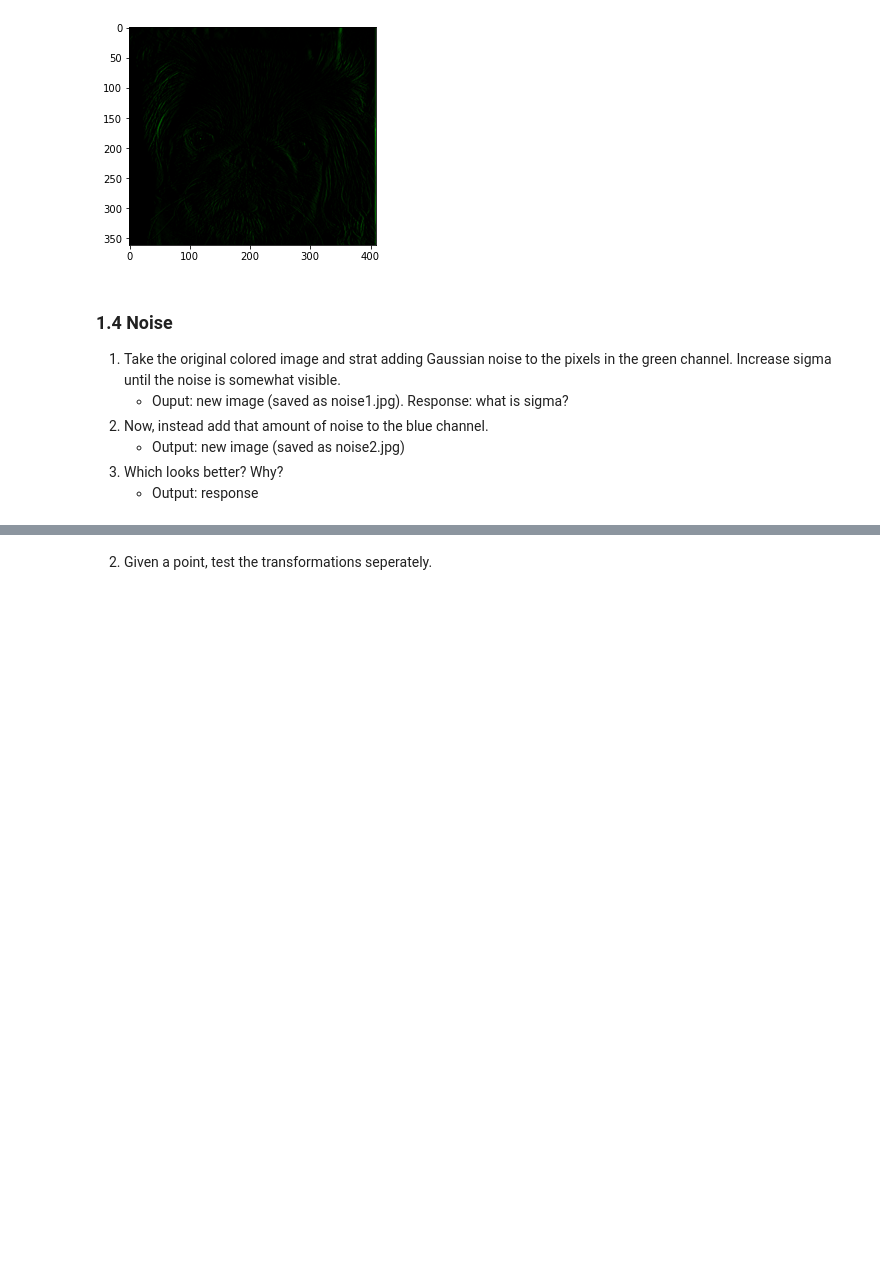
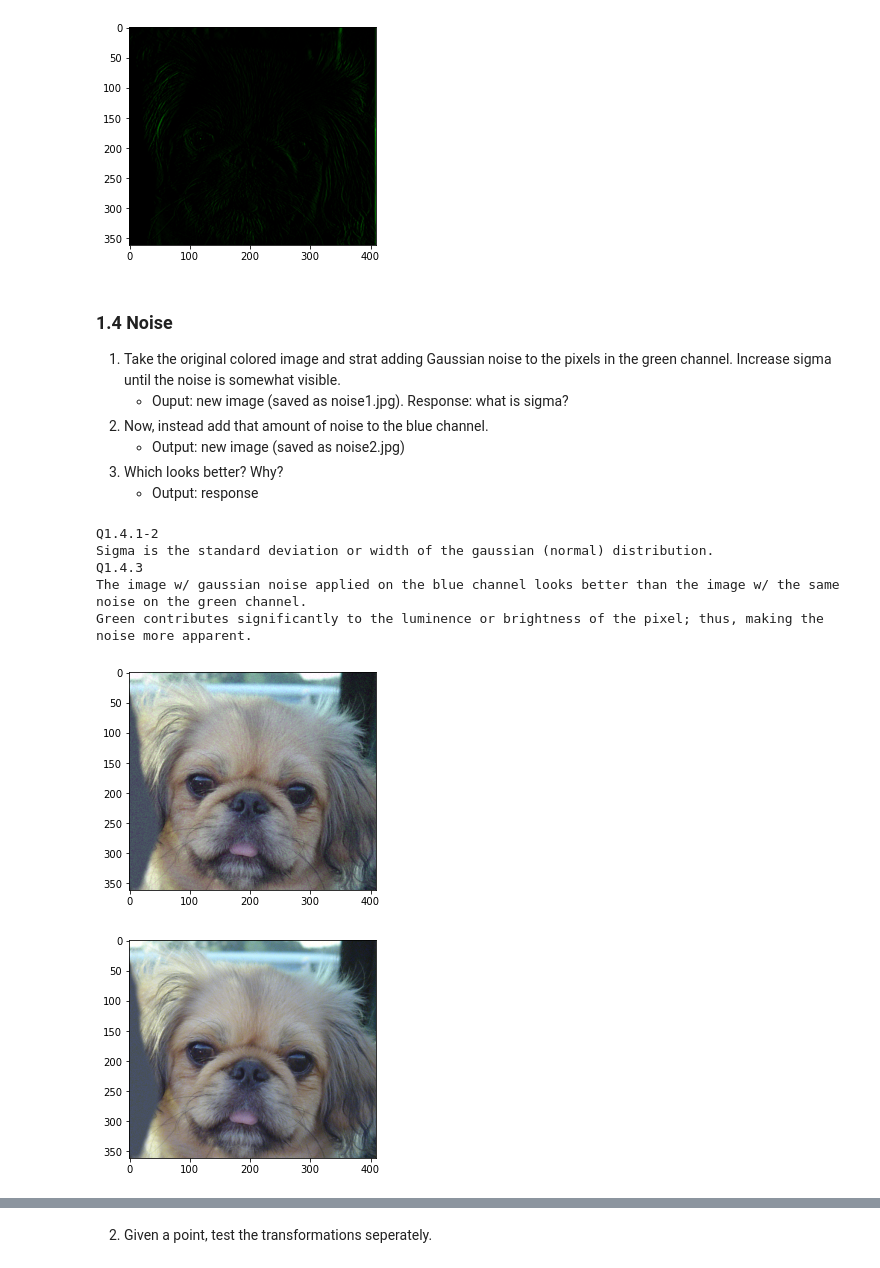
Before and after one commit to CasuallyAlive/Computer_Vision_Projects, a Jupyter notebook: src/proj1_6320/proj1_code/proj1.ipynb, the cells around one changed output, grey strips where cells are left out. Drawn from its saved outputs; the diff is of its cells as text; code cells hidden in the pictures; blank space fills up the shorter version.

Commit message:
Completed part 1 of computer vision HW

```diff
--- a/src/proj1_6320/proj1_code/proj1.ipynb
+++ b/src/proj1_6320/proj1_code/proj1.ipynb
@@ -275,3 +270,46 @@ raise NotImplementedError('Noise on images needs to be implemented. Please show
+# %%
+############################
+### TODO: YOUR CODE HERE ###
+def pt1_q4_noise(img, mu, sigma):
+    def get_gaus_noise(x,y):
+        return np.random.normal(mu,sigma,(img[:,:,1]).shape)
+
+    img_b = np.copy(img)
+
+    noise = np.fromfunction(function=get_gaus_noise, shape=(img[:,:,1]).shape)
+
+    img[:,:,1] += noise
+    img[img<0] = 0; img[img > 1] = 1
+
+    plt.figure(); plt.imshow(img,cmap='gray'); # use gray for monochrome images.
+    save_image(f'../results/part1/noise1.jpg', img)
+
+    print("Q1.4.1-2")
+    print(f"Sigma is the standard deviation or width of the gaussian (normal) distribution.")
+
+    img_b[:,:,2] += noise
+    img_b[img_b<0] = 0; img_b[img_b > 1] = 1
+
+    plt.figure(); plt.imshow(img_b,cmap='gray'); # use gray for monochrome images.
+    save_image(f'../results/part1/noise2.jpg', img_b)
+
+mu, sigma = 0, 0.05
+pt1_q4_noise(np.copy(image1), mu, sigma)
+
+print("Q1.4.3")
+print(f"The image w/ gaussian noise applied on the blue channel looks better than the image w/ the same noise on the green channel.\n"+
+      "Green contributes significantly to the luminence or brightness of the pixel; thus, making the noise more apparent.")
+
+### END OF STUDENT CODE ####
+############################
+# %% [output]
+Q1.4.1-2
+Sigma is the standard deviation or width of the gaussian (normal) distribution.
+Q1.4.3
+The image w/ gaussian noise applied on the blue channel looks better than the image w/ the same noise on the green channel.
+Green contributes significantly to the luminence or brightness of the pixel; thus, making the noise more apparent.
+[figure, added]
+[figure, added]
 # %% [markdown]
 ## Part2: 2D transformations
 
```
Also changed, not shown: parts of 2 cells of this notebook, 2 other files.
